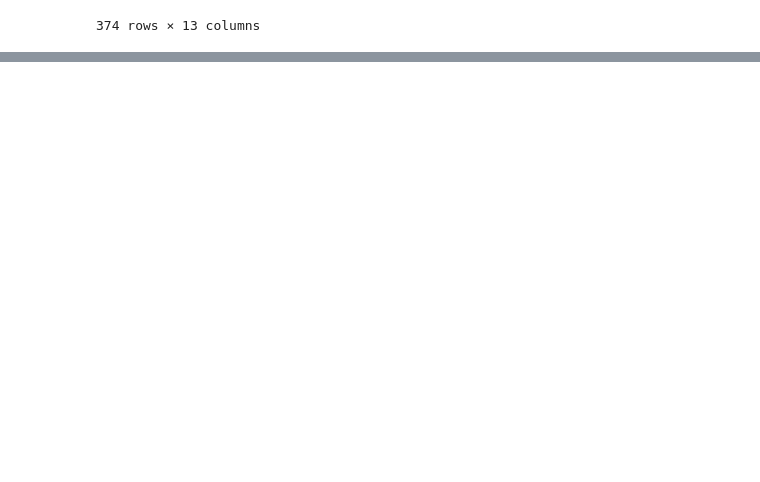
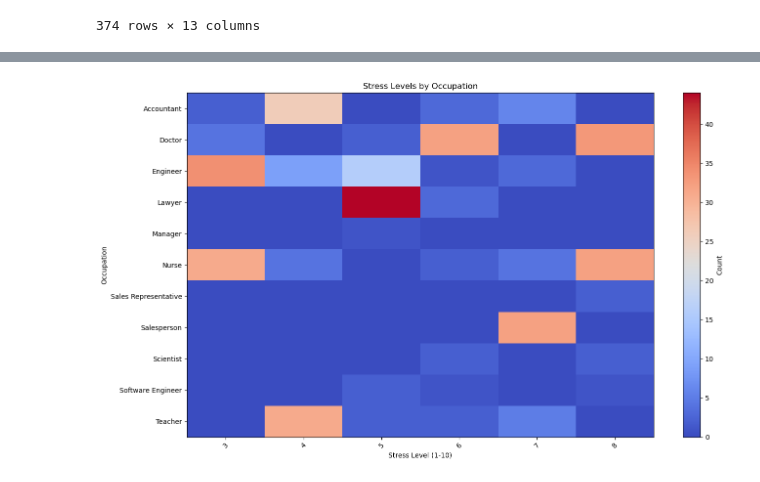
Before and after one commit to GBishop85/Project-One, a Jupyter notebook: Project_1_Sleep_Disorders.ipynb, the cells around one changed output, grey strips where cells are left out. Cells and saved outputs as stored; diff of their text form; code cells hidden in the pictures; blank space fills up the shorter version.

```diff
--- a/Project_1_Sleep_Disorders.ipynb
+++ b/Project_1_Sleep_Disorders.ipynb
@@ -29,0 +90,18 @@ sleep_health_data
+# %%
+#Stress Levels by Occupation - Heatmap (COMPLETE)
+
+occupation_stress_data = sleep_health_data.pivot_table(index='Occupation', columns='Stress Level (1-10)', aggfunc='size', fill_value=0)
+
+plt.figure(figsize=(14, 8))
+plt.imshow(occupation_stress_data, cmap='coolwarm', aspect='auto')
+
+plt.colorbar(label='Count')
+plt.xticks(range(len(occupation_stress_data.columns)), occupation_stress_data.columns, rotation=45)
+plt.yticks(range(len(occupation_stress_data.index)), occupation_stress_data.index)
+plt.xlabel('Stress Level (1-10)')
+plt.ylabel('Occupation')
+plt.title('Stress Levels by Occupation')
+plt.tight_layout()
+plt.show()
+# %% [output]
+[figure, added]
```
Also changed, not shown: parts of 12 cells of this notebook.
